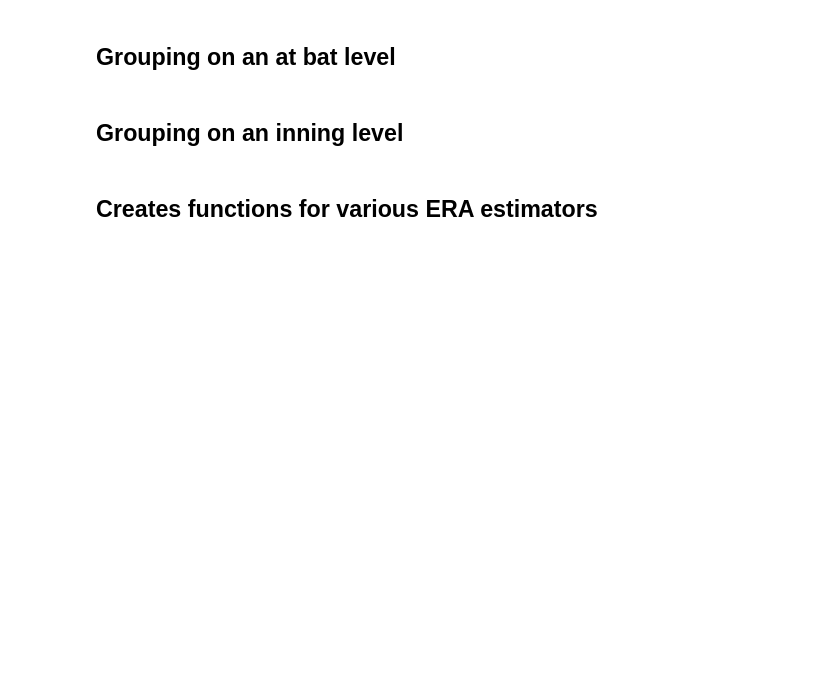
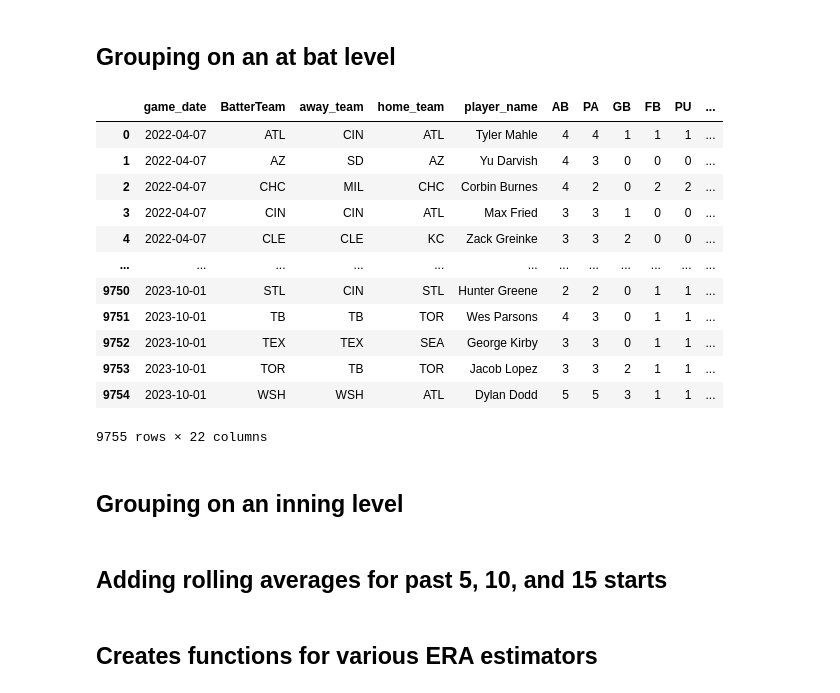
Before and after one commit to Cbkaplinger/Random-Projects, a Jupyter notebook: MLB/NRFI.ipynb, the cells around one changed output. Drawn from its saved outputs; the diff is of its cells as text; code cells hidden in the pictures; blank space fills up the shorter version.

```diff
--- a/MLB/NRFI.ipynb
+++ b/MLB/NRFI.ipynb
@@ -297,13 +297,12 @@ combined1["player_name"] = combined1["player_name"].apply(flip_names)
 combined1['player_name'] = combined1['player_name'].replace('Michael King', 'Mike King')
 combined1["player_name"] = combined1["player_name"].apply(replace_special_chars)
 # %%
-combined2 = combined1[["game_date", "home_team", "away_team", "inning", "inning_topbot", "at_bat_number", "pitch_number", "BatterTeam", "MLBNAME", "balls", "strikes", "outs_when_up", "events", "description", "bb_type", "hit_distance_sc", "launch_speed", "launch_angle", "estimated_ba_using_speedangle", "estimated_woba_using_speedangle", "woba_value", "p_throws", "PitcherTeam", "player_name", "delta_home_win_exp", "delta_run_exp", "away_score", "home_score"]].sort_values(by = ["game_date", "home_team", "away_team", "inning_topbot", "at_bat_number", "pitch_number"], ascending=[True, True, True, False, True, True])
+combined2 = combined1[["game_date", "home_team", "away_team", "inning", "inning_topbot", "at_bat_number", "pitch_number", "pitch_type", "BatterTeam", "MLBNAME", "balls", "strikes", "outs_when_up", "events", "description", "bb_type", "hit_distance_sc", "launch_speed", "launch_angle", "estimated_ba_using_speedangle", "estimated_woba_using_speedangle", "woba_value", "p_throws", "PitcherTeam", "player_name", "delta_home_win_exp", "delta_run_exp", "away_score", "home_score"]].sort_values(by = ["game_date", "home_team", "away_team", "inning_topbot", "at_bat_number", "pitch_number"], ascending=[True, True, True, False, True, True])
 combined2 = combined2.set_index("game_date").sort_index(ascending = True)
 # %% [markdown]
 ## Grouping on a pitch level
 # %%
 Train1 = combined2.groupby(["game_date", "BatterTeam", "away_team", "home_team", "at_bat_number", "player_name"]).agg(
-    Pitches = ("at_bat_number", "size"),
     PA = ('events', lambda x: (x.isin(['other_out', 'single', 'double', 'triple', 'home_run', 'strikeout', 'field_out', 'field_error', 'fielders_choice', 'double_play', 'fielders_choice_out', 'strikeout_double_play', 'triple_play', 'grounded_into_double_play'])).sum()),
     GB = ('bb_type', lambda x: (x == 'ground_ball').sum()),
     FB = ('bb_type', lambda x: (x == 'fly_ball').sum()),
@@ -321,6 +320,10 @@ Train1 = combined2.groupby(["game_date", "BatterTeam", "away_team", "home_team",
     RunExp = ("delta_run_exp", "mean"),
     AwayScore = ("away_score", "sum"),
     HomeScore = ("home_score", "sum")).reset_index().fillna(0)
+
+# If there are more than six batters faced it gets rid of the 7th at bat and beyond to prevent skewness
+Train1["BF"] = Train1.groupby(["game_date", "BatterTeam", "away_team", "home_team", "player_name"])["at_bat_number"].cumcount()
+Train1 = Train1.drop(Train1[Train1["BF"] >= 6].index, axis=0)
 # %% [markdown]
 ## Grouping on an at bat level
 # %%
@@ -347,6 +350,22 @@ Train2 = Train1.groupby(["game_date", "BatterTeam", "away_team", "home_team", "p
 Train2['NRFI'] = np.where((Train2['away_team'] == Train2['BatterTeam']) & (Train2['AwayScore'] == 0), 1, 0)
 Train2['NRFI'] = np.where((Train2['home_team'] == Train2['BatterTeam']) & (Train2['HomeScore'] == 0), 1, Train2['NRFI'])
 Train2 = Train2.drop(['AwayScore', 'HomeScore'], axis=1)
+# %%
+Train2
+# %% [output]
+|  | game_date | BatterTeam | away_team | home_team | player_name | AB | PA | GB | FB | PU | ... |
+| 0 | 2022-04-07 | ATL | CIN | ATL | Tyler Mahle | 4 | 4 | 1 | 1 | 1 | ... |
+| 1 | 2022-04-07 | AZ | SD | AZ | Yu Darvish | 4 | 3 | 0 | 0 | 0 | ... |
+| 2 | 2022-04-07 | CHC | MIL | CHC | Corbin Burnes | 4 | 2 | 0 | 2 | 2 | ... |
+| 3 | 2022-04-07 | CIN | CIN | ATL | Max Fried | 3 | 3 | 1 | 0 | 0 | ... |
+| 4 | 2022-04-07 | CLE | CLE | KC | Zack Greinke | 3 | 3 | 2 | 0 | 0 | ... |
+| ... | ... | ... | ... | ... | ... | ... | ... | ... | ... | ... | ... |
+| 9750 | 2023-10-01 | STL | CIN | STL | Hunter Greene | 2 | 2 | 0 | 1 | 1 | ... |
+| 9751 | 2023-10-01 | TB | TB | TOR | Wes Parsons | 4 | 3 | 0 | 1 | 1 | ... |
+| 9752 | 2023-10-01 | TEX | TEX | SEA | George Kirby | 3 | 3 | 0 | 1 | 1 | ... |
+| 9753 | 2023-10-01 | TOR | TB | TOR | Jacob Lopez | 3 | 3 | 2 | 1 | 1 | ... |
+| 9754 | 2023-10-01 | WSH | WSH | ATL | Dylan Dodd | 5 | 5 | 3 | 1 | 1 | ... |
+9755 rows × 22 columns
 # %% [markdown]
 ## Grouping on an inning level
 # %%
@@ -373,3 +392,5 @@ Train3 = Train2.groupby(["BatterTeam", "away_team", "home_team", "player_name"])
 Train3['K%'] = round((Train3['K'] / Train3['AB']) * 100, 2)
 Train3['BB%'] = round((Train3['BB'] / Train3['AB']) * 100, 2)
 Train3["K-BB%"] = Train3['K%'] - Train3['BB%']
+# %% [markdown]
+## Adding rolling averages for past 5, 10, and 15 starts
```
Also changed, not shown: parts of 12 cells of this notebook, 3 other files.
